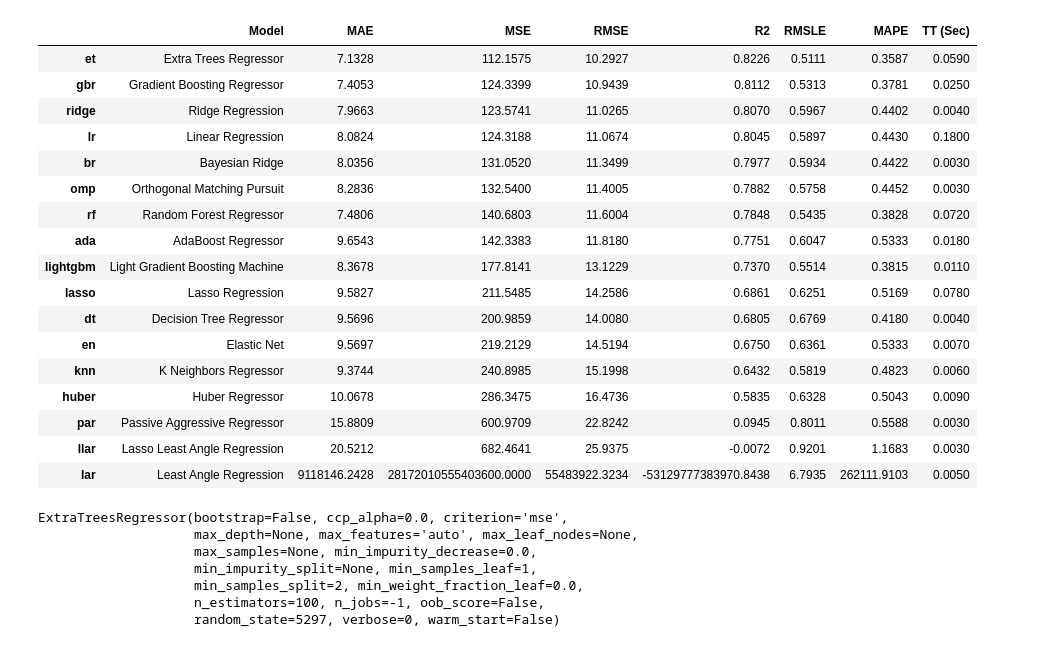
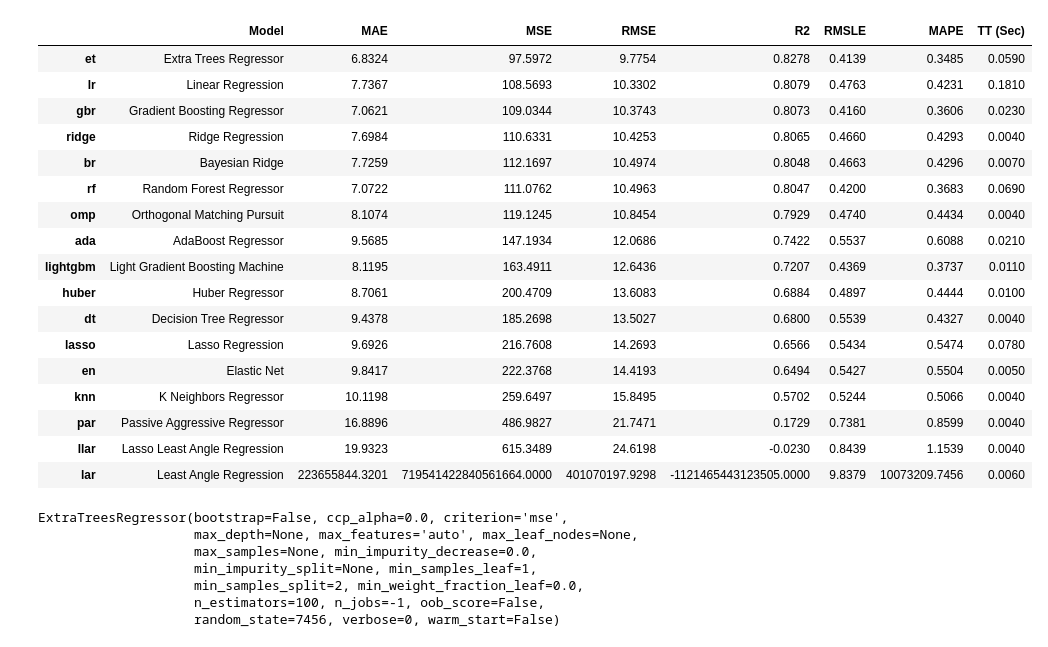
Before and after one commit to jackmleitch/StravaKudos, a Jupyter notebook: notebooks/initial_model.ipynb, the cells around one changed output. Cells and saved outputs as stored; diff of their text form; code cells hidden in the pictures.

```diff
--- a/notebooks/initial_model.ipynb
+++ b/notebooks/initial_model.ipynb
@@ -36,37 +36,37 @@ Index(['name', 'distance', 'moving_time', 'elapsed_time',
 # %%
 from pycaret.regression import *
 
 data_path = config.STRAVA_TRAIN_PATH
 data = pd.read_csv(data_path, index_col=0)
-data = data.drop(['name','start_latlng', 'end_latlng'], axis=1)
+data = data.drop(['name','start_latlng', 'end_latlng', "map.summary_polyline"], axis=1)
 reg = setup(data, target='kudos_count')
 compare_models()
 # %% [output]
 |  | Model | MAE | MSE | RMSE | R2 | RMSLE | MAPE | TT (Sec) |
-| et | Extra Trees Regressor | 7.1328 | 112.1575 | 10.2927 | 0.8226 | 0.5111 | 0.3587 | 0.0590 |
-| gbr | Gradient Boosting Regressor | 7.4053 | 124.3399 | 10.9439 | 0.8112 | 0.5313 | 0.3781 | 0.0250 |
-| ridge | Ridge Regression | 7.9663 | 123.5741 | 11.0265 | 0.8070 | 0.5967 | 0.4402 | 0.0040 |
-| lr | Linear Regression | 8.0824 | 124.3188 | 11.0674 | 0.8045 | 0.5897 | 0.4430 | 0.1800 |
-| br | Bayesian Ridge | 8.0356 | 131.0520 | 11.3499 | 0.7977 | 0.5934 | 0.4422 | 0.0030 |
-| omp | Orthogonal Matching Pursuit | 8.2836 | 132.5400 | 11.4005 | 0.7882 | 0.5758 | 0.4452 | 0.0030 |
-| rf | Random Forest Regressor | 7.4806 | 140.6803 | 11.6004 | 0.7848 | 0.5435 | 0.3828 | 0.0720 |
-| ada | AdaBoost Regressor | 9.6543 | 142.3383 | 11.8180 | 0.7751 | 0.6047 | 0.5333 | 0.0180 |
-| lightgbm | Light Gradient Boosting Machine | 8.3678 | 177.8141 | 13.1229 | 0.7370 | 0.5514 | 0.3815 | 0.0110 |
-| lasso | Lasso Regression | 9.5827 | 211.5485 | 14.2586 | 0.6861 | 0.6251 | 0.5169 | 0.0780 |
-| dt | Decision Tree Regressor | 9.5696 | 200.9859 | 14.0080 | 0.6805 | 0.6769 | 0.4180 | 0.0040 |
-| en | Elastic Net | 9.5697 | 219.2129 | 14.5194 | 0.6750 | 0.6361 | 0.5333 | 0.0070 |
-| knn | K Neighbors Regressor | 9.3744 | 240.8985 | 15.1998 | 0.6432 | 0.5819 | 0.4823 | 0.0060 |
-| huber | Huber Regressor | 10.0678 | 286.3475 | 16.4736 | 0.5835 | 0.6328 | 0.5043 | 0.0090 |
-| par | Passive Aggressive Regressor | 15.8809 | 600.9709 | 22.8242 | 0.0945 | 0.8011 | 0.5588 | 0.0030 |
-| llar | Lasso Least Angle Regression | 20.5212 | 682.4641 | 25.9375 | -0.0072 | 0.9201 | 1.1683 | 0.0030 |
-| lar | Least Angle Regression | 9118146.2428 | 28172010555403600.0000 | 55483922.3234 | -53129777383970.8438 | 6.7935 | 262111.9103 | 0.0050 |
+| et | Extra Trees Regressor | 6.8324 | 97.5972 | 9.7754 | 0.8278 | 0.4139 | 0.3485 | 0.0590 |
+| lr | Linear Regression | 7.7367 | 108.5693 | 10.3302 | 0.8079 | 0.4763 | 0.4231 | 0.1810 |
+| gbr | Gradient Boosting Regressor | 7.0621 | 109.0344 | 10.3743 | 0.8073 | 0.4160 | 0.3606 | 0.0230 |
+| ridge | Ridge Regression | 7.6984 | 110.6331 | 10.4253 | 0.8065 | 0.4660 | 0.4293 | 0.0040 |
+| br | Bayesian Ridge | 7.7259 | 112.1697 | 10.4974 | 0.8048 | 0.4663 | 0.4296 | 0.0070 |
+| rf | Random Forest Regressor | 7.0722 | 111.0762 | 10.4963 | 0.8047 | 0.4200 | 0.3683 | 0.0690 |
+| omp | Orthogonal Matching Pursuit | 8.1074 | 119.1245 | 10.8454 | 0.7929 | 0.4740 | 0.4434 | 0.0040 |
+| ada | AdaBoost Regressor | 9.5685 | 147.1934 | 12.0686 | 0.7422 | 0.5537 | 0.6088 | 0.0210 |
+| lightgbm | Light Gradient Boosting Machine | 8.1195 | 163.4911 | 12.6436 | 0.7207 | 0.4369 | 0.3737 | 0.0110 |
+| huber | Huber Regressor | 8.7061 | 200.4709 | 13.6083 | 0.6884 | 0.4897 | 0.4444 | 0.0100 |
+| dt | Decision Tree Regressor | 9.4378 | 185.2698 | 13.5027 | 0.6800 | 0.5539 | 0.4327 | 0.0040 |
+| lasso | Lasso Regression | 9.6926 | 216.7608 | 14.2693 | 0.6566 | 0.5434 | 0.5474 | 0.0780 |
+| en | Elastic Net | 9.8417 | 222.3768 | 14.4193 | 0.6494 | 0.5427 | 0.5504 | 0.0050 |
+| knn | K Neighbors Regressor | 10.1198 | 259.6497 | 15.8495 | 0.5702 | 0.5244 | 0.5066 | 0.0040 |
+| par | Passive Aggressive Regressor | 16.8896 | 486.9827 | 21.7471 | 0.1729 | 0.7381 | 0.8599 | 0.0040 |
+| llar | Lasso Least Angle Regression | 19.9323 | 615.3489 | 24.6198 | -0.0230 | 0.8439 | 1.1539 | 0.0040 |
+| lar | Least Angle Regression | 223655844.3201 | 719541422840561664.0000 | 401070197.9298 | -1121465443123505.0000 | 9.8379 | 10073209.7456 | 0.0060 |
 ExtraTreesRegressor(bootstrap=False, ccp_alpha=0.0, criterion='mse',
                     max_depth=None, max_features='auto', max_leaf_nodes=None,
                     max_samples=None, min_impurity_decrease=0.0,
                     min_impurity_split=None, min_samples_leaf=1,
                     min_samples_split=2, min_weight_fraction_leaf=0.0,
                     n_estimators=100, n_jobs=-1, oob_score=False,
-                    random_state=5297, verbose=0, warm_start=False)
+                    random_state=7456, verbose=0, warm_start=False)
 # %%
 model = create_model('et')
 tuned_model = tune_model(model)
```
Also changed, not shown: parts of 4 cells of this notebook.
